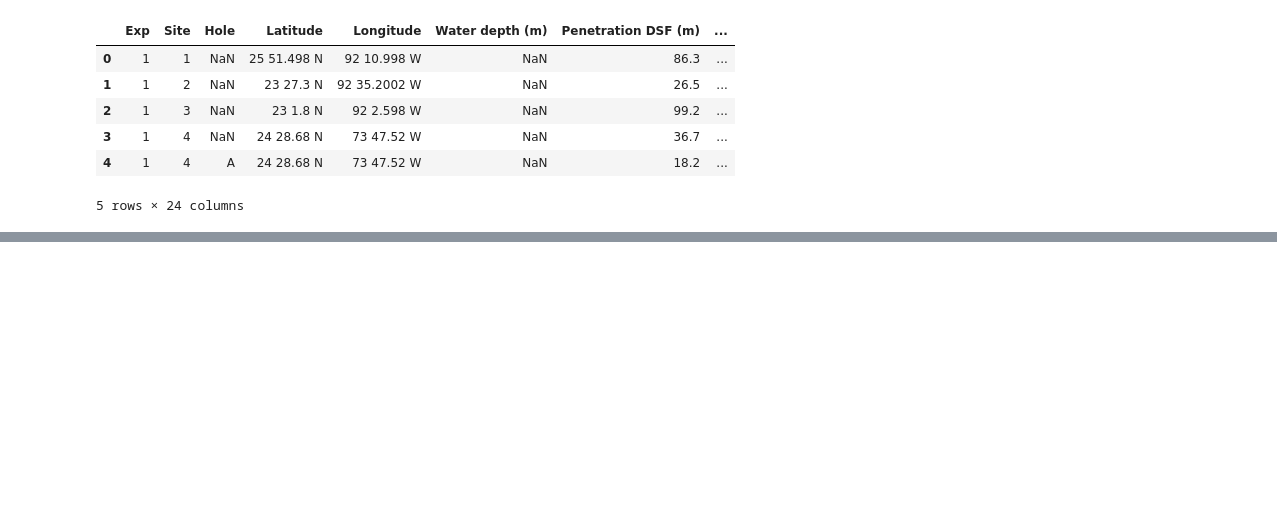
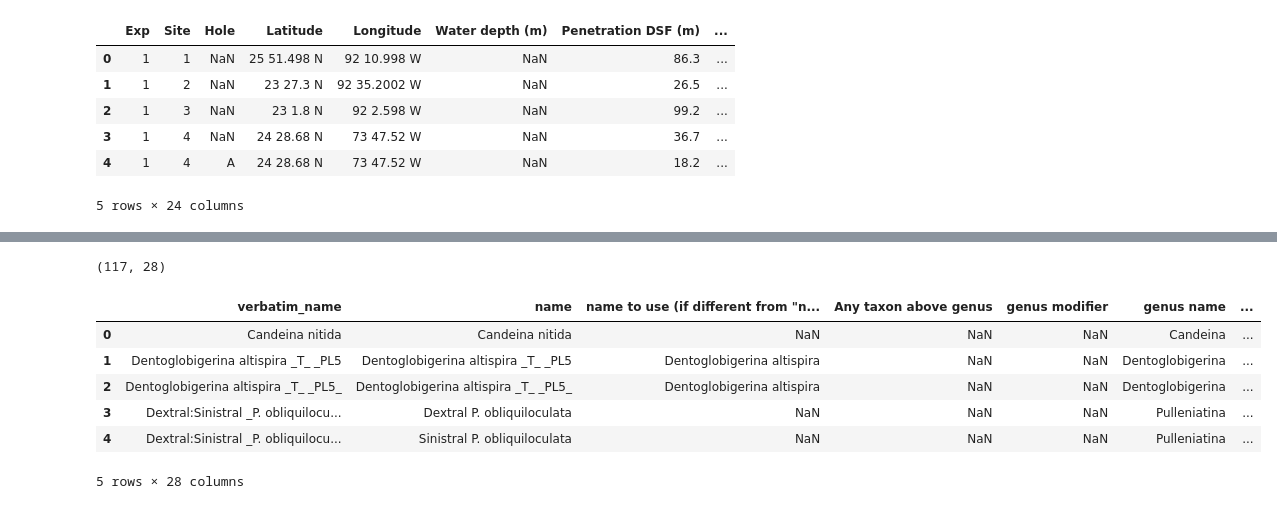
Before and after one commit to throughput-ec/ec_workshops_py, a Jupyter notebook: data_cleaning/notebooks/prepare_files.ipynb, the cells around one changed output, grey strips where cells are left out. Saved outputs shown, nothing was run; the diff lists cells and outputs as text; code cells hidden in the pictures; blank space fills up the shorter version.

Commit message:
update prepare_files  to  normalized taxa file

```diff
--- a/data_cleaning/notebooks/prepare_files.ipynb
+++ b/data_cleaning/notebooks/prepare_files.ipynb
@@ -66,0 +69,5 @@ hole_df.to_csv(hole_path, index=False)
+# %%
+
+all_taxa_df = pd.read_csv(approved_taxa_path, dtype=str)
+
+print_df(all_taxa_df, 2)
@@ -66,0 +80,9 @@ hole_df.to_csv(hole_path, index=False)
+# %%
+del all_taxa_df['taxon_group']
+del all_taxa_df['notes']
+del all_taxa_df['name comment field']
+del all_taxa_df['Comment']
+
+
+all_taxa_df.drop_duplicates(inplace=True)
+print_df(all_taxa_df, 2)
@@ -66,0 +95,3 @@ hole_df.to_csv(hole_path, index=False)
+# %%
+taxa_df = pd.read_csv(taxa_draft_path, dtype=str, usecols=['verbatim_name'])
+print_df(taxa_df)
@@ -66,0 +106,12 @@ hole_df.to_csv(hole_path, index=False)
+# %%
+merged_df = taxa_df.merge(all_taxa_df)
+print_df(merged_df)
+# %% [output]
+(117, 28)
+|  | verbatim_name | name | name to use (if different from "n... | Any taxon above genus | genus modifier | genus name | ... |
+| 0 | Candeina nitida | Candeina nitida | NaN | NaN | NaN | Candeina | ... |
+| 1 | Dentoglobigerina altispira _T_ _PL5 | Dentoglobigerina altispira _T_ _PL5 | Dentoglobigerina altispira | NaN | NaN | Dentoglobigerina | ... |
+| 2 | Dentoglobigerina altispira _T_ _PL5_ | Dentoglobigerina altispira _T_ _PL5_ | Dentoglobigerina altispira | NaN | NaN | Dentoglobigerina | ... |
+| 3 | Dextral:Sinistral _P. obliquilocu... | Dextral P. obliquiloculata | NaN | NaN | NaN | Pulleniatina | ... |
+| 4 | Dextral:Sinistral _P. obliquilocu... | Sinistral P. obliquiloculata | NaN | NaN | NaN | Pulleniatina | ... |
+5 rows × 28 columns
```
Also changed, not shown: parts of 8 cells of this notebook.
